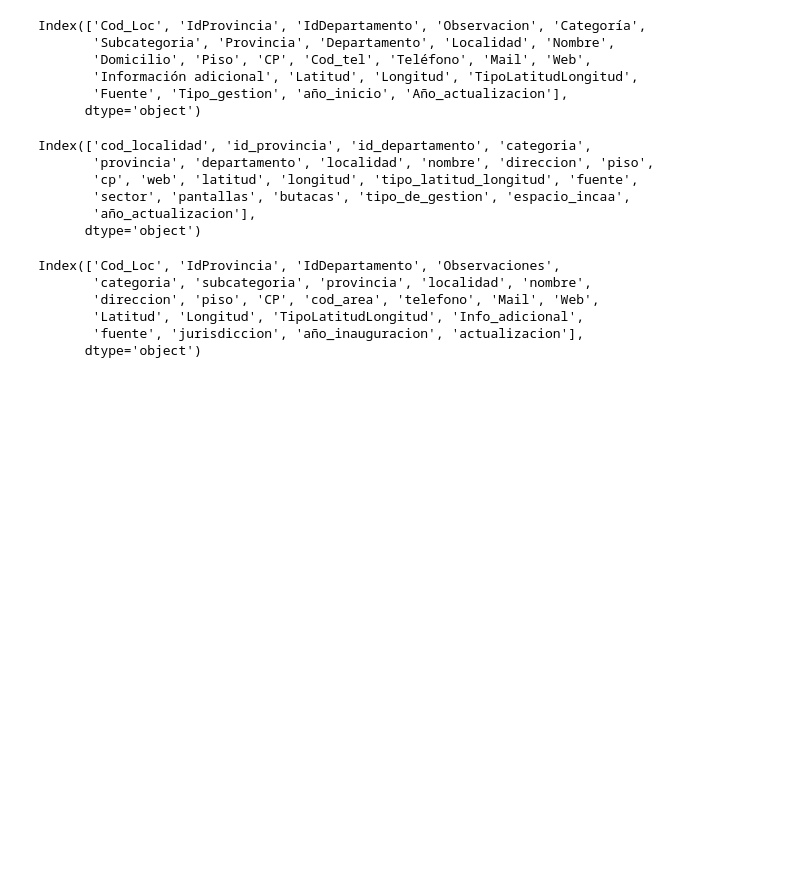
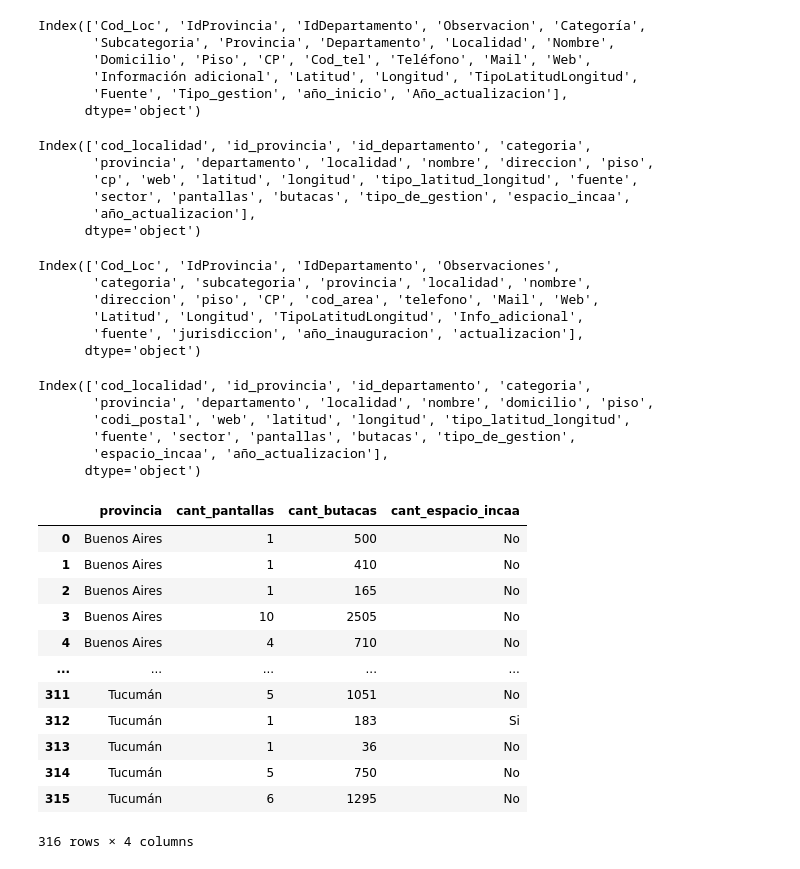
Before and after one commit to Jhlirion/trans_etl, a Jupyter notebook: T_data.ipynb, the cells around one changed output. Cells and saved outputs as stored; diff of their text form; code cells hidden in the pictures; blank space fills up the shorter version.

```diff
--- a/T_data.ipynb
+++ b/T_data.ipynb
@@ -34,3 +36,5 @@ Index(['cod_localidad', 'id_provincia', 'id_departamento', 'categoria',
        'sector', 'pantallas', 'butacas', 'tipo_de_gestion', 'espacio_incaa',
        'año_actualizacion'],
       dtype='object')
+# %%
+df_cines.rename(columns={'direccion':'domicilio', 'cp':'codi_postal'}, inplace=True)
@@ -45,0 +63,28 @@ Index(['Cod_Loc', 'IdProvincia', 'IdDepartamento', 'Observaciones',
+# %%
+df_cines.columns
+# %% [output]
+Index(['cod_localidad', 'id_provincia', 'id_departamento', 'categoria',
+       'provincia', 'departamento', 'localidad', 'nombre', 'domicilio', 'piso',
+       'codi_postal', 'web', 'latitud', 'longitud', 'tipo_latitud_longitud',
+       'fuente', 'sector', 'pantallas', 'butacas', 'tipo_de_gestion',
+       'espacio_incaa', 'año_actualizacion'],
+      dtype='object')
+# %%
+df_cine_principal=df_cines[["provincia","pantallas","butacas","espacio_incaa"]]
+df_cine_principal=df_cine_principal.rename(columns={"pantallas":"cant_pantallas","butacas":"cant_butacas","espacio_incaa":"cant_espacio_incaa"})
+# %%
+df_cine_principal
+# %% [output]
+|  | provincia | cant_pantallas | cant_butacas | cant_espacio_incaa |
+| 0 | Buenos Aires | 1 | 500 | No |
+| 1 | Buenos Aires | 1 | 410 | No |
+| 2 | Buenos Aires | 1 | 165 | No |
+| 3 | Buenos Aires | 10 | 2505 | No |
+| 4 | Buenos Aires | 4 | 710 | No |
+| ... | ... | ... | ... | ... |
+| 311 | Tucumán | 5 | 1051 | No |
+| 312 | Tucumán | 1 | 183 | Si |
+| 313 | Tucumán | 1 | 36 | No |
+| 314 | Tucumán | 5 | 750 | No |
+| 315 | Tucumán | 6 | 1295 | No |
+316 rows × 4 columns
```
Also changed, not shown: parts of 15 cells of this notebook, 14 other files.
